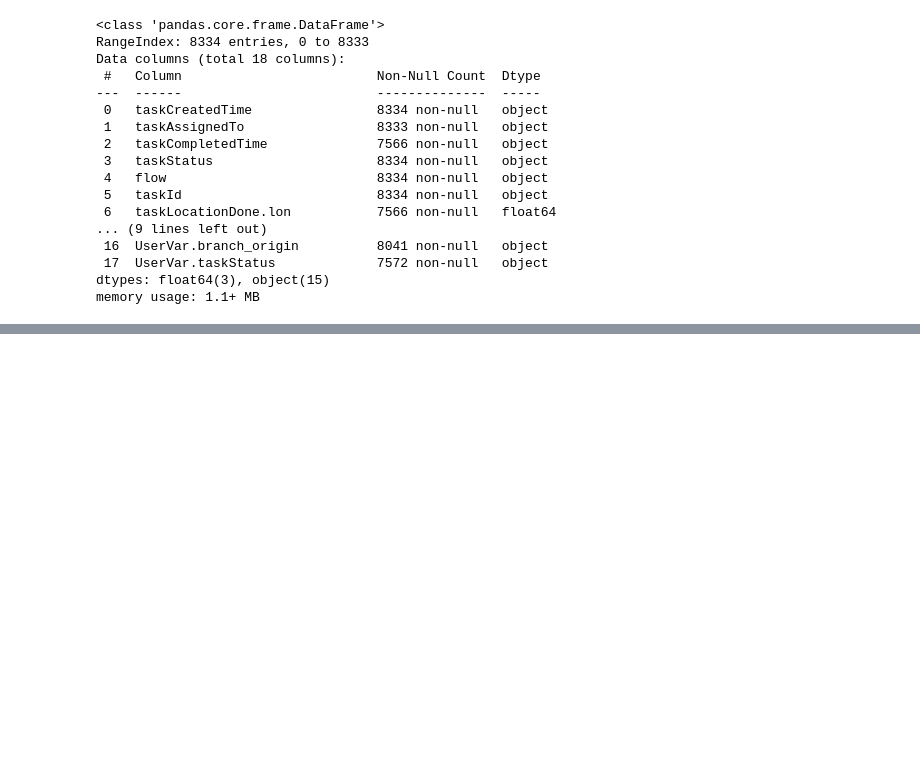
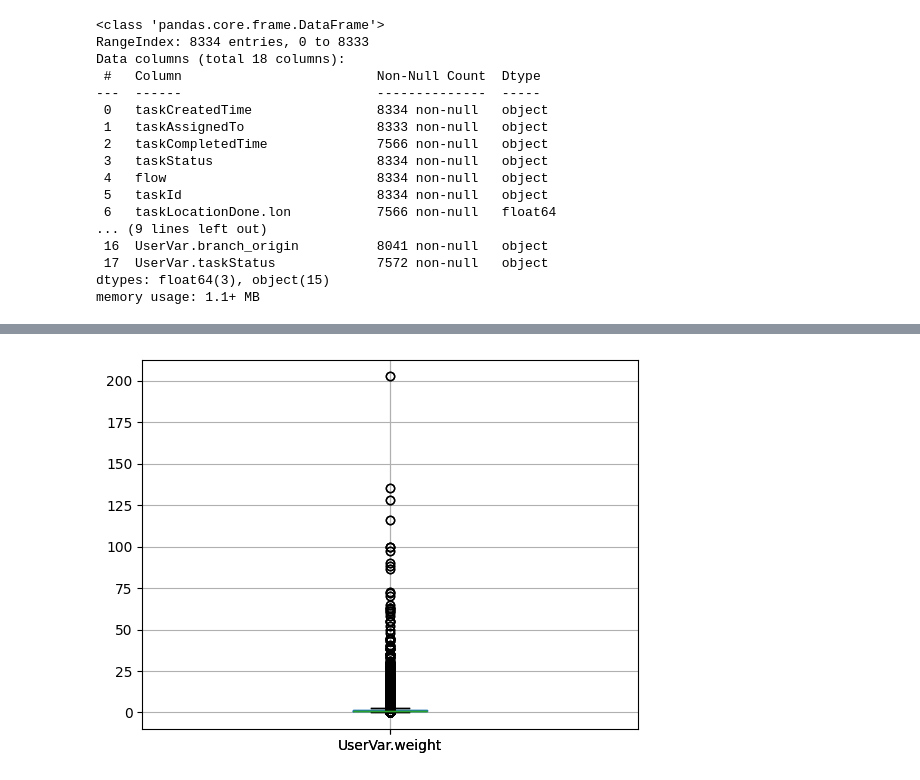
Before and after one commit to kurniadit/logistic_operational_analysis, a Jupyter notebook: analytics.ipynb, the cells around one changed output, grey strips where cells are left out. Cells and saved outputs as stored; diff of their text form; code cells hidden in the pictures; blank space fills up the shorter version.

```diff
--- a/analytics.ipynb
+++ b/analytics.ipynb
@@ -65,0 +381,5 @@ memory usage: 1.1+ MB
+# %%
+df.boxplot(column=['UserVar.weight'])
+plt.show()
+# %% [output]
+[figure, added]
```
Also changed, not shown: parts of 57 cells of this notebook.
